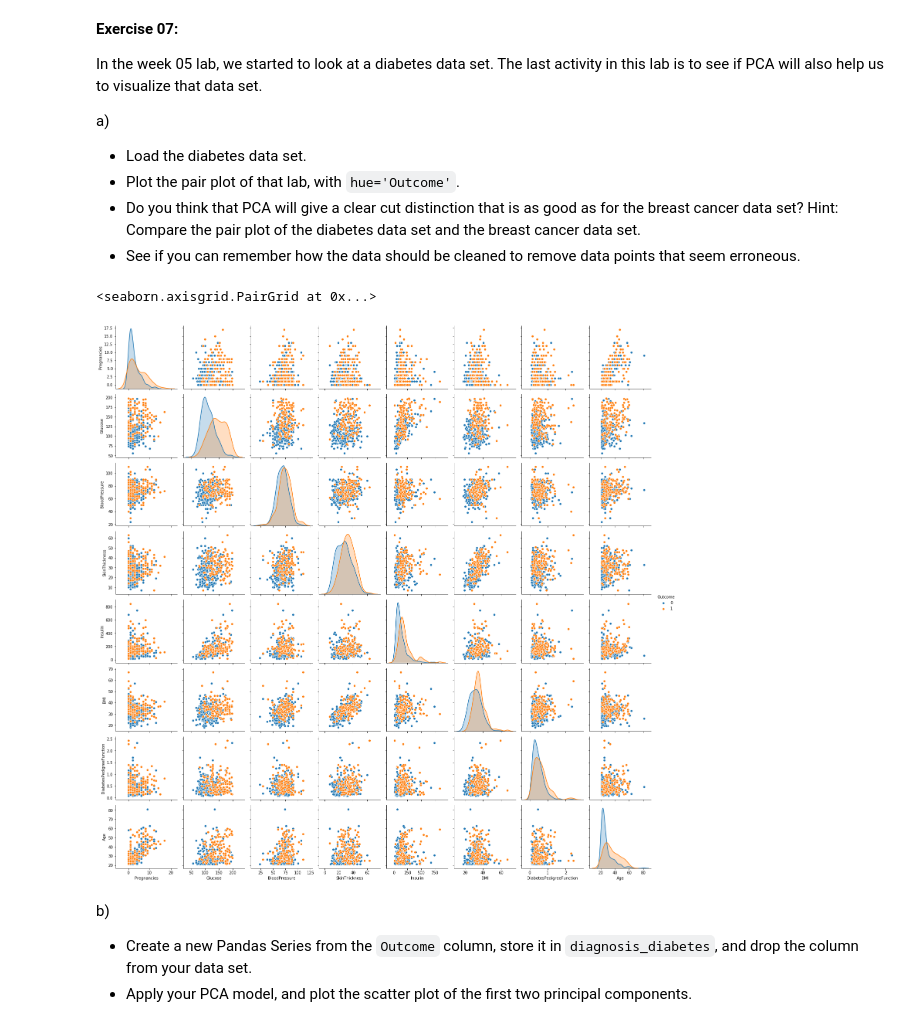
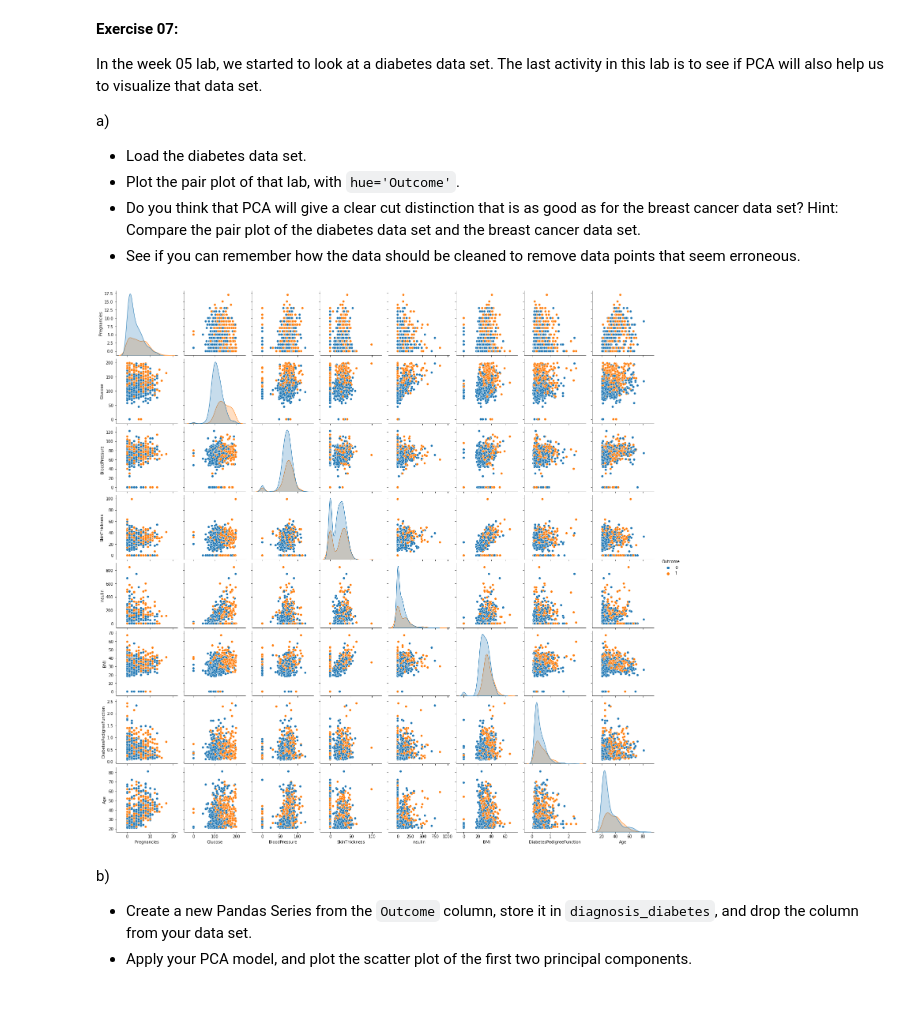
Before and after one commit to Leonard907/Work, a Jupyter notebook: FDS/week08-pca/week08-PCA-solutions.ipynb, the cells around one changed output. Saved outputs shown, nothing was run; the diff lists cells and outputs as text; code cells hidden in the pictures.

```diff
--- a/FDS/week08-pca/week08-PCA-solutions.ipynb
+++ b/FDS/week08-pca/week08-PCA-solutions.ipynb
@@ -212,14 +310,18 @@ a)
 - Plot the pair plot of that lab, with `hue='Outcome'`.
 - Do you think that PCA will give a clear cut distinction that is as good as for the breast cancer data set? Hint: Compare the pair plot of the diabetes data set and the breast cancer data set.
 - See if you can remember how the data should be cleaned to remove data points that seem erroneous.
-# %%
-# Your code
-diabetes = pd.read_csv('datasets/diabetes.csv')
-diabetes = diabetes[(diabetes.Glucose != 0) & (diabetes.SkinThickness != 0) & (diabetes.BMI != 0) & (diabetes.Insulin != 0)]
-sns.pairplot(diabetes, hue='Outcome')
-# %% [output]
-<seaborn.axisgrid.PairGrid at 0x...>
-[figure, removed]
+# %%
+diabetes_loc = os.path.join(os.getcwd(), 'datasets', 'diabetes.csv')
+diabetes = pd.read_csv(diabetes_loc)
+sns.pairplot(hue='Outcome', data=diabetes)
+# The distinction seems far less clear than in the breast cancer data set, as many more data points overlap
+diabetes = diabetes[(diabetes['Glucose']>0)
+                    & (diabetes['BloodPressure']>0)
+                    & (diabetes['SkinThickness']>0)
+                    & (diabetes['Insulin']>0)
+                    & (diabetes['BMI']>0)]
+# %% [output]
+[figure, added]
 # %% [markdown]
 b)
 - Create a new Pandas Series from the `Outcome` column, store it in `diagnosis_diabetes`, and drop the column from your data set.
```
Also changed, not shown: parts of 21 cells of this notebook, 2 other files.
